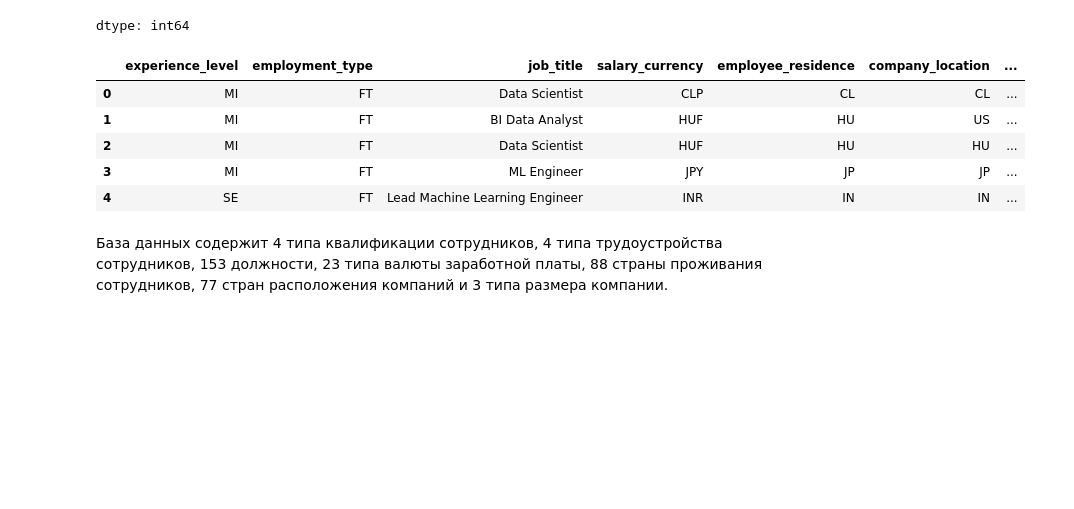
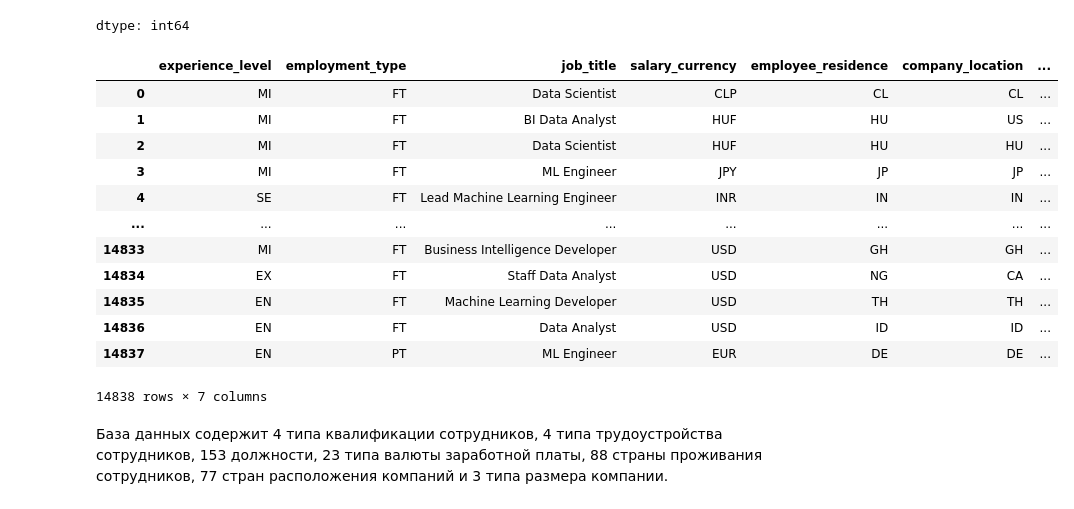
Before and after one commit to OnlySem/ITMO, a Jupyter notebook: задание_1.ipynb, the cells around one changed output. Cells and saved outputs as stored; diff of their text form; code cells hidden in the pictures; blank space fills up the shorter version.

```diff
--- a/задание_1.ipynb
+++ b/задание_1.ipynb
@@ -93,14 +103,21 @@ data.isna().sum()
 dtype: int64
 # %%
 cat_cols = data.select_dtypes(include='object')
-cat_cols.head()
+cat_cols
 # %% [output]
 |  | experience_level | employment_type | job_title | salary_currency | employee_residence | company_location | ... |
 | 0 | MI | FT | Data Scientist | CLP | CL | CL | ... |
 | 1 | MI | FT | BI Data Analyst | HUF | HU | US | ... |
 | 2 | MI | FT | Data Scientist | HUF | HU | HU | ... |
 | 3 | MI | FT | ML Engineer | JPY | JP | JP | ... |
 | 4 | SE | FT | Lead Machine Learning Engineer | INR | IN | IN | ... |
+| ... | ... | ... | ... | ... | ... | ... | ... |
+| 14833 | MI | FT | Business Intelligence Developer | USD | GH | GH | ... |
+| 14834 | EX | FT | Staff Data Analyst | USD | NG | CA | ... |
+| 14835 | EN | FT | Machine Learning Developer | USD | TH | TH | ... |
+| 14836 | EN | FT | Data Analyst | USD | ID | ID | ... |
+| 14837 | EN | PT | ML Engineer | EUR | DE | DE | ... |
+14838 rows × 7 columns
 # %% [markdown]
 База данных содержит 4 типа квалификации сотрудников, 4 типа трудоустройства сотрудников, 153 должности, 23 типа валюты заработной платы, 88 страны проживания сотрудников, 77 стран расположения компаний и 3 типа размера компании.
 # %%
```
Also changed, not shown: parts of 14 cells of this notebook.
